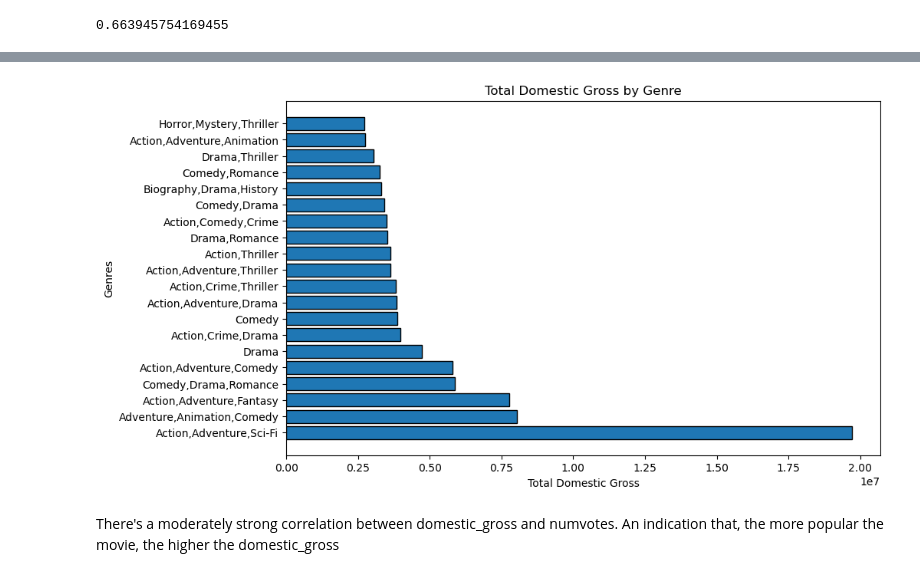
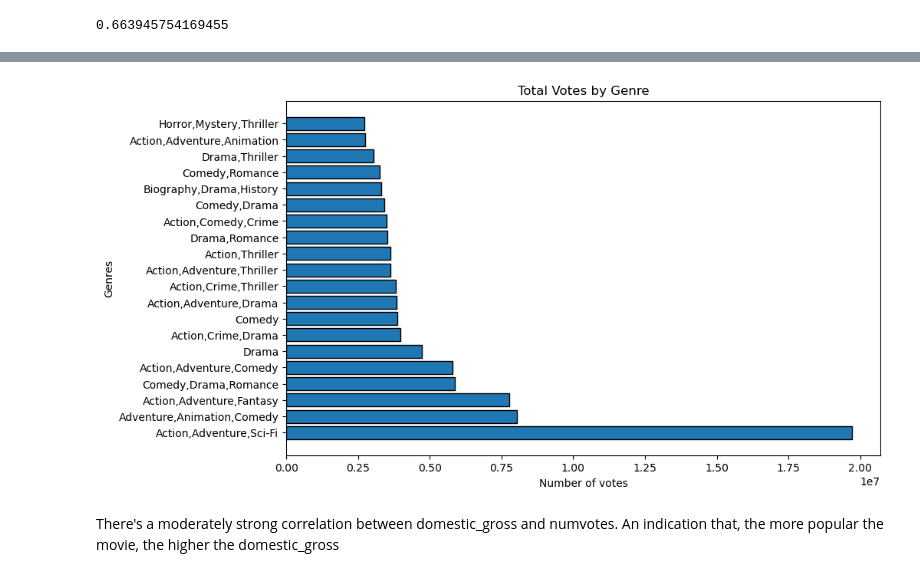
Before and after one commit to BrianClint/dsc-phase-1-project-v2-4, a Jupyter notebook: student.ipynb, the cells around one changed output, grey strips where cells are left out. Drawn from its saved outputs; the diff is of its cells as text; code cells hidden in the pictures.

```diff
--- a/student.ipynb
+++ b/student.ipynb
@@ -448,14 +447,14 @@ plt.title('Total Domestic Gross by Genre');
 # %%
 genre_gross = merged_df.groupby('genres')['numvotes'].sum().reset_index()
 genre_gross = genre_gross.sort_values(by='numvotes', ascending=False)
 genre_gross = genre_gross.head(20)
 
 plt.figure(figsize=(10, 6))
 plt.barh(genre_gross['genres'], genre_gross['numvotes'], ec='black')
-plt.xlabel('Total Domestic Gross')
+plt.xlabel('Number of votes')
 plt.ylabel('Genres')
-plt.title('Total Domestic Gross by Genre');
+plt.title('Total Votes by Genre');
 # %% [output]
-[figure, old version]
+[figure, new version]
 # %% [markdown]
 There's a moderately strong correlation between domestic_gross and numvotes. An indication that, the more popular the movie, the higher the domestic_gross
```
Also changed, not shown: parts of 4 cells of this notebook.
